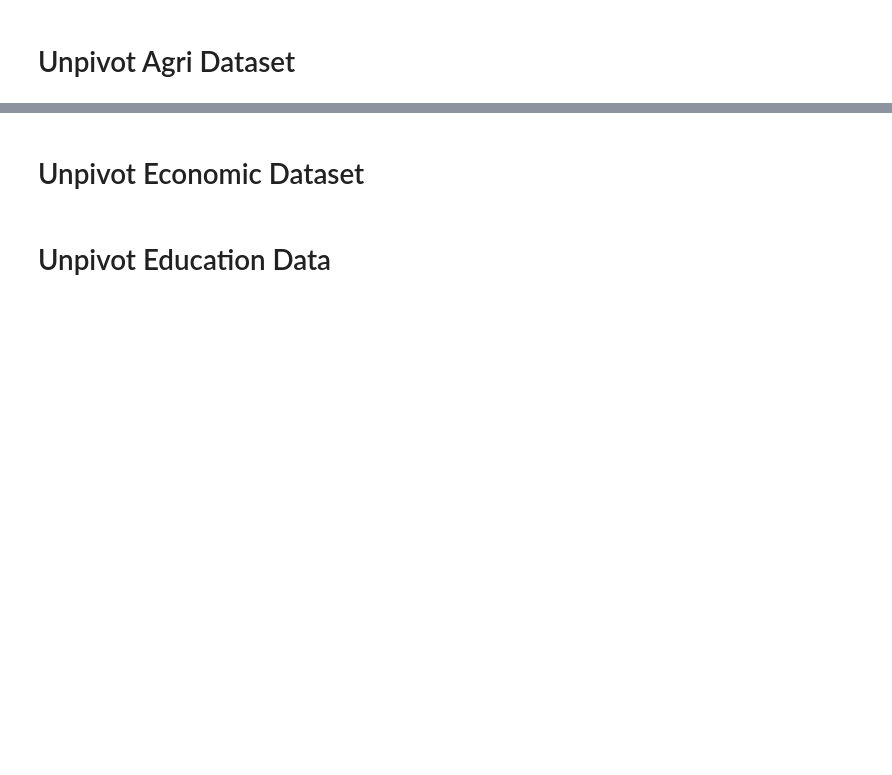
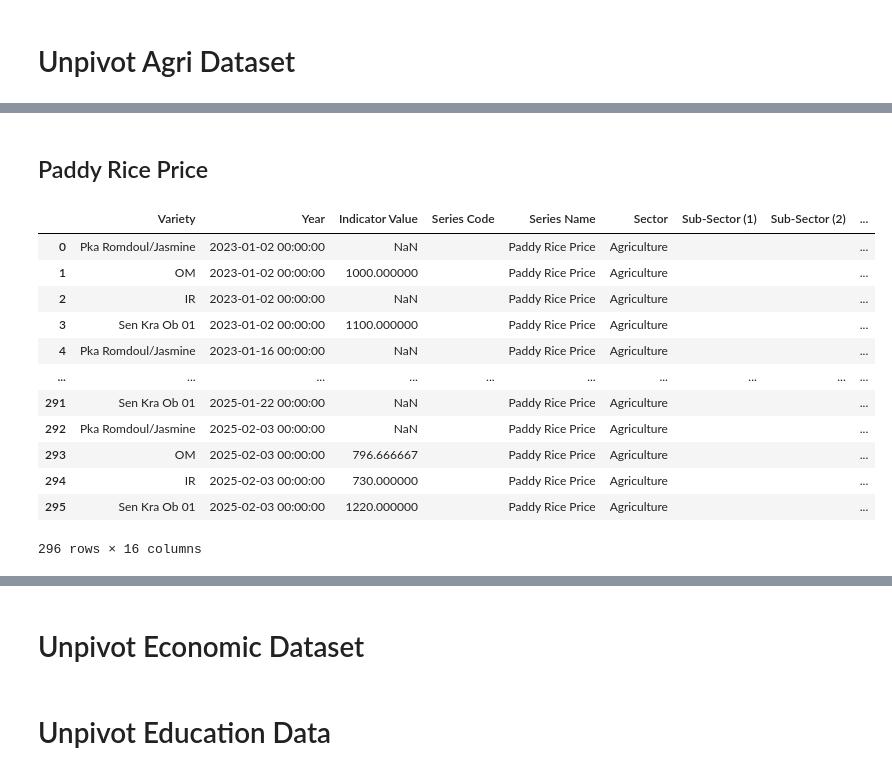
Before and after one commit to whatanakKean/cdri-data-hub-web-view, a Jupyter notebook: src/etl/experiments.ipynb, the cells around one changed output, grey strips where cells are left out. Drawn from its saved outputs; the diff is of its cells as text; code cells hidden in the pictures; blank space fills up the shorter version.

```diff
--- a/src/etl/experiments.ipynb
+++ b/src/etl/experiments.ipynb
@@ -71,0 +76,43 @@ conn.close()
+# %% [markdown]
+## Paddy Rice Price
+# %%
+import pandas as pd
+import sqlite3
+
+# Step 1: Read the data
+data = pd.read_excel("./raw agriculture & economic/Rice Price_v4a.xlsx", sheet_name="Whatanak Paddy Rice Price")
+
+paddy_rice_price = data.melt(id_vars=["Variety"], var_name="Year", value_name="Indicator Value")
+
+# Add Columns
+paddy_rice_price["Series Code"] = ""
+paddy_rice_price["Series Name"] = "Paddy Rice Price"
+paddy_rice_price["Sector"] = "Agriculture"
+paddy_rice_price["Sub-Sector (1)"] = ""
+paddy_rice_price["Sub-Sector (2)"] = ""
+paddy_rice_price["Source"] = ""
+paddy_rice_price["Latitude"] = ""
+paddy_rice_price["Longtitude"] = ""
+paddy_rice_price["Indicator"] = "Price"
+paddy_rice_price["Indicator Unit"] = "Riels/Kg"
+
+paddy_rice_price["Province"] = ""
+paddy_rice_price["Markets"] = ""
+paddy_rice_price["Pro code"] = ""
+
+
+paddy_rice_price
+# %% [output]
+|  | Variety | Year | Indicator Value | Series Code | Series Name | Sector | Sub-Sector (1) | Sub-Sector (2) | ... |
+| 0 | Pka Romdoul/Jasmine | 2023-01-02 00:00:00 | NaN |  | Paddy Rice Price | Agriculture |  |  | ... |
+| 1 | OM | 2023-01-02 00:00:00 | 1000.000000 |  | Paddy Rice Price | Agriculture |  |  | ... |
+| 2 | IR | 2023-01-02 00:00:00 | NaN |  | Paddy Rice Price | Agriculture |  |  | ... |
+| 3 | Sen Kra Ob 01 | 2023-01-02 00:00:00 | 1100.000000 |  | Paddy Rice Price | Agriculture |  |  | ... |
+| 4 | Pka Romdoul/Jasmine | 2023-01-16 00:00:00 | NaN |  | Paddy Rice Price | Agriculture |  |  | ... |
+| ... | ... | ... | ... | ... | ... | ... | ... | ... | ... |
+| 291 | Sen Kra Ob 01 | 2025-01-22 00:00:00 | NaN |  | Paddy Rice Price | Agriculture |  |  | ... |
+| 292 | Pka Romdoul/Jasmine | 2025-02-03 00:00:00 | NaN |  | Paddy Rice Price | Agriculture |  |  | ... |
+| 293 | OM | 2025-02-03 00:00:00 | 796.666667 |  | Paddy Rice Price | Agriculture |  |  | ... |
+| 294 | IR | 2025-02-03 00:00:00 | 730.000000 |  | Paddy Rice Price | Agriculture |  |  | ... |
+| 295 | Sen Kra Ob 01 | 2025-02-03 00:00:00 | 1220.000000 |  | Paddy Rice Price | Agriculture |  |  | ... |
+296 rows × 16 columns
```
Also changed, not shown: parts of 25 cells of this notebook, 15 other files.
